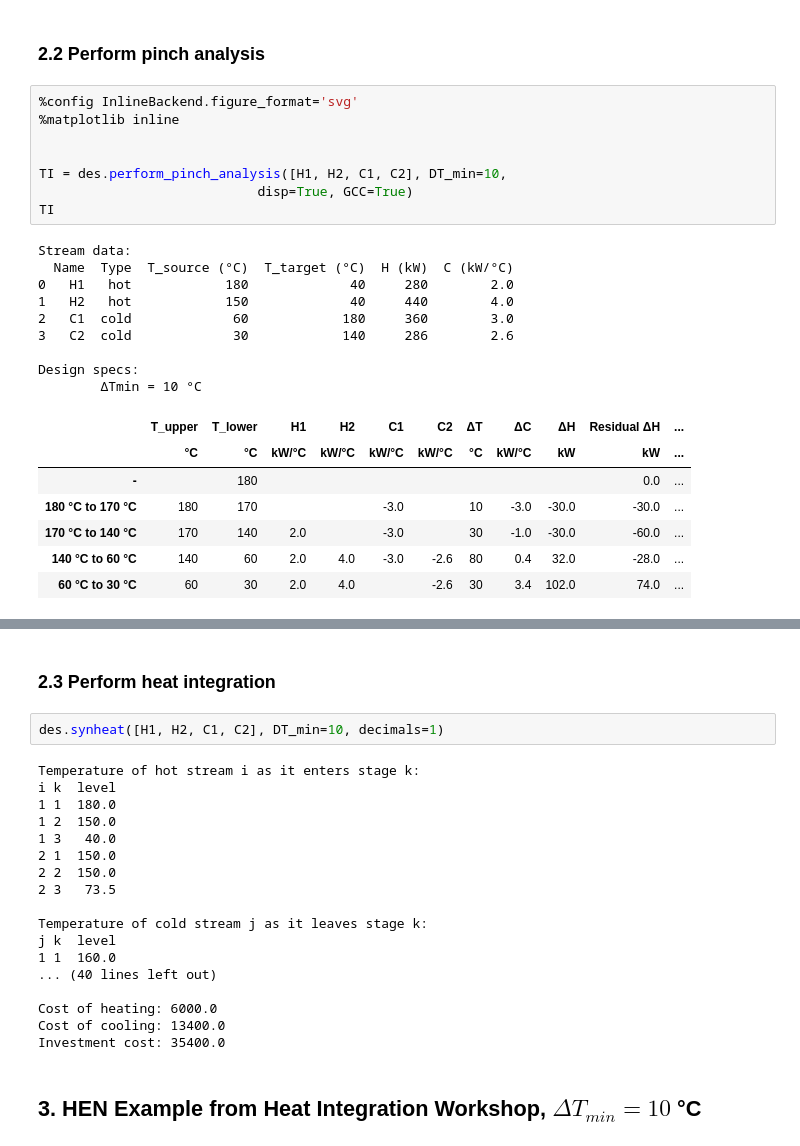
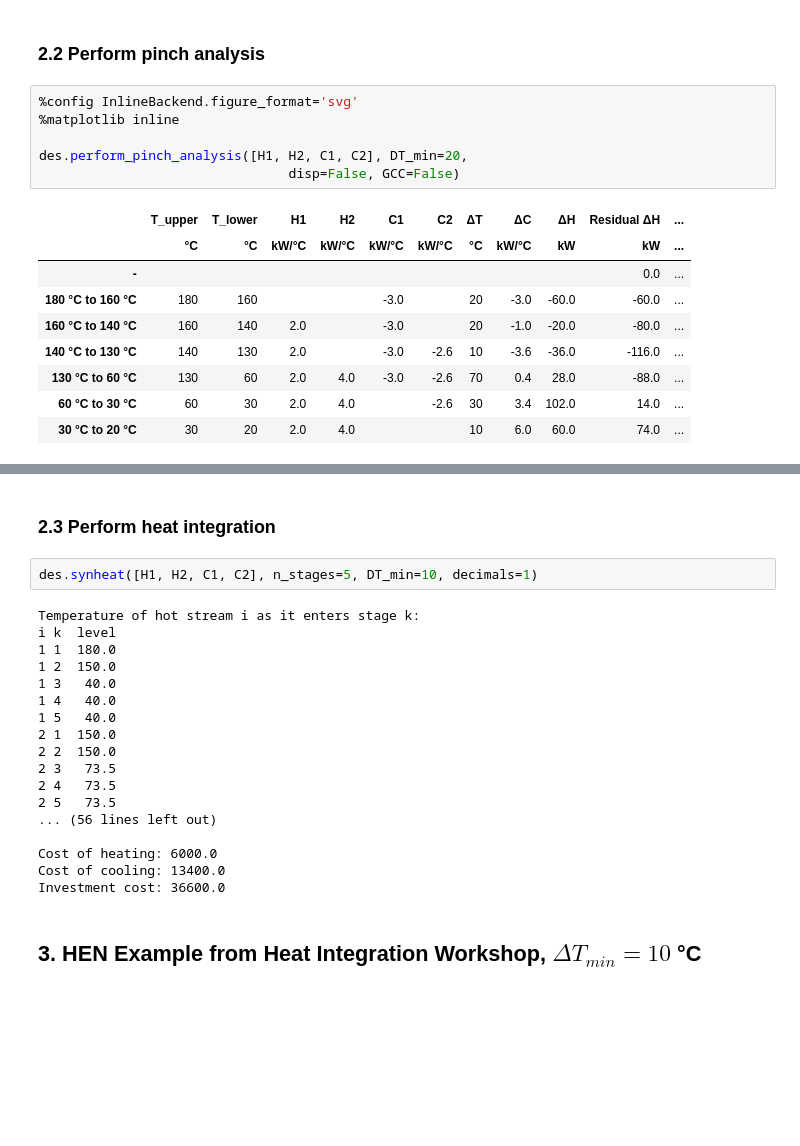
Before and after one commit to gsriramlab-umd/chbe444umd, a Jupyter notebook: module_H/heat_integration_examples.ipynb, the cells around one changed output, grey strips where cells are left out. Drawn from its saved outputs; the diff is of its cells as text; blank space fills up the shorter version.

```diff
--- a/module_H/heat_integration_examples.ipynb
+++ b/module_H/heat_integration_examples.ipynb
@@ -88,25 +89,16 @@ C2 = des.Stream(name='C2', kind='cold', T_source=30, T_target=140, H=286)
 # %%
 %config InlineBackend.figure_format='svg'
 %matplotlib inline
 
-
-TI = des.perform_pinch_analysis([H1, H2, C1, C2], DT_min=10,
-                            disp=True, GCC=True)
-TI
+des.perform_pinch_analysis([H1, H2, C1, C2], DT_min=20,
+                                disp=False, GCC=False)
 # %% [output]
-Stream data:
-  Name  Type  T_source (°C)  T_target (°C)  H (kW)  C (kW/°C)
-0   H1   hot            180             40     280        2.0
-1   H2   hot            150             40     440        4.0
-2   C1  cold             60            180     360        3.0
-3   C2  cold             30            140     286        2.6
-
-Design specs:
-        ΔTmin = 10 °C
 |  | T_upper | T_lower | H1 | H2 | C1 | C2 | ΔT | ΔC | ΔH | Residual ΔH | ... |
 |  | °C | °C | kW/°C | kW/°C | kW/°C | kW/°C | °C | kW/°C | kW | kW | ... |
-| - |  | 180 |  |  |  |  |  |  |  | 0.0 | ... |
-| 180 °C to 170 °C | 180 | 170 |  |  | -3.0 |  | 10 | -3.0 | -30.0 | -30.0 | ... |
-| 170 °C to 140 °C | 170 | 140 | 2.0 |  | -3.0 |  | 30 | -1.0 | -30.0 | -60.0 | ... |
-| 140 °C to 60 °C | 140 | 60 | 2.0 | 4.0 | -3.0 | -2.6 | 80 | 0.4 | 32.0 | -28.0 | ... |
-| 60 °C to 30 °C | 60 | 30 | 2.0 | 4.0 |  | -2.6 | 30 | 3.4 | 102.0 | 74.0 | ... |
+| - |  |  |  |  |  |  |  |  |  | 0.0 | ... |
+| 180 °C to 160 °C | 180 | 160 |  |  | -3.0 |  | 20 | -3.0 | -60.0 | -60.0 | ... |
+| 160 °C to 140 °C | 160 | 140 | 2.0 |  | -3.0 |  | 20 | -1.0 | -20.0 | -80.0 | ... |
+| 140 °C to 130 °C | 140 | 130 | 2.0 |  | -3.0 | -2.6 | 10 | -3.6 | -36.0 | -116.0 | ... |
+| 130 °C to 60 °C | 130 | 60 | 2.0 | 4.0 | -3.0 | -2.6 | 70 | 0.4 | 28.0 | -88.0 | ... |
+| 60 °C to 30 °C | 60 | 30 | 2.0 | 4.0 |  | -2.6 | 30 | 3.4 | 102.0 | 14.0 | ... |
+| 30 °C to 20 °C | 30 | 20 | 2.0 | 4.0 |  |  | 10 | 6.0 | 60.0 | 74.0 | ... |
@@ -114,25 +105,25 @@ Design specs:
 # %% [markdown]
 ### 2.3 Perform heat integration
 # %%
-des.synheat([H1, H2, C1, C2], DT_min=10, decimals=1)
+des.synheat([H1, H2, C1, C2], n_stages=5, DT_min=10, decimals=1)
 # %% [output]
 Temperature of hot stream i as it enters stage k:
 i k  level
 1 1  180.0
 1 2  150.0
 1 3   40.0
+1 4   40.0
+1 5   40.0
 2 1  150.0
 2 2  150.0
 2 3   73.5
-
-Temperature of cold stream j as it leaves stage k:
-j k  level
-1 1  160.0
-... (40 lines left out)
+2 4   73.5
+2 5   73.5
+... (56 lines left out)
 
 Cost of heating: 6000.0
 Cost of cooling: 13400.0
-Investment cost: 35400.0
+Investment cost: 36600.0
 # %% [markdown]
 ## 3. HEN Example from Heat Integration Workshop, $ΔT_{min} = 10$ °C
 # %% [markdown]
```
Also changed, not shown: parts of 4 cells of this notebook.
